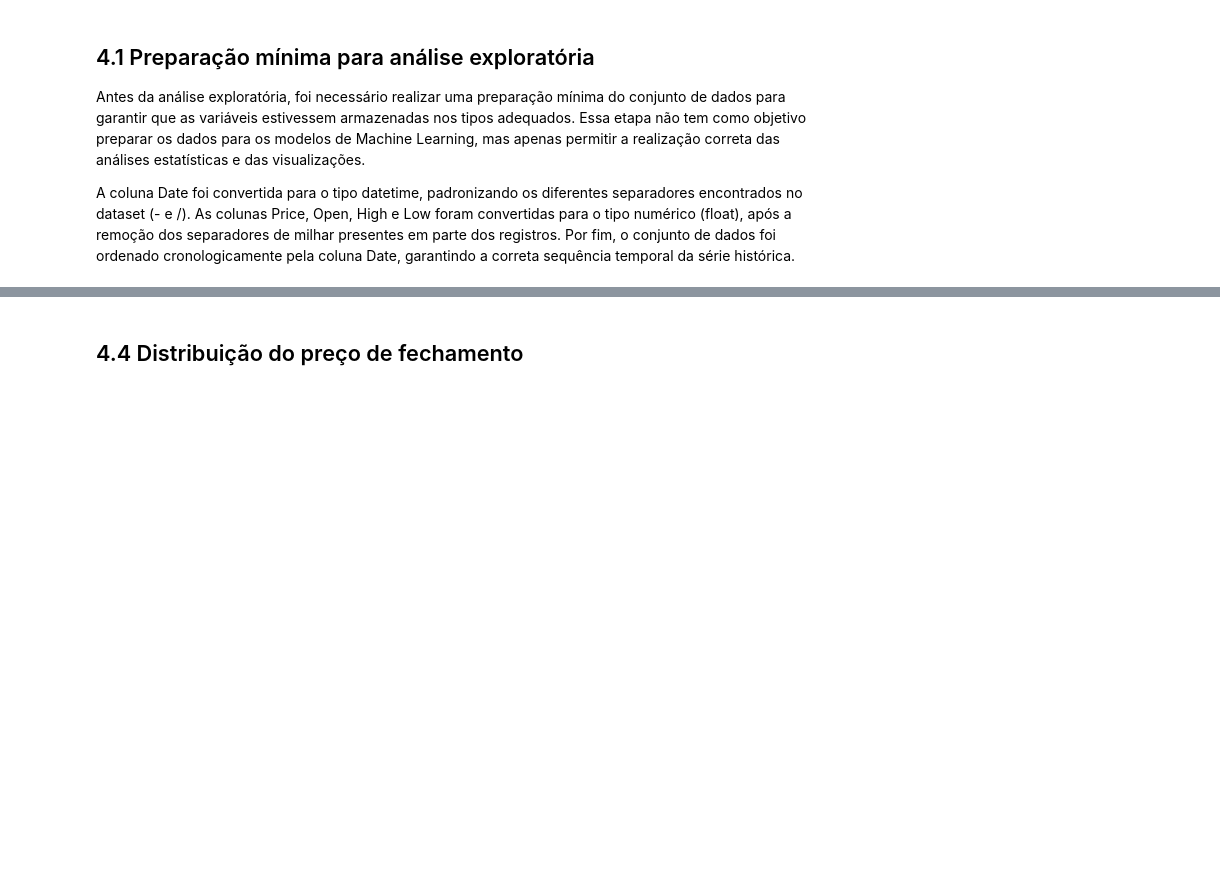
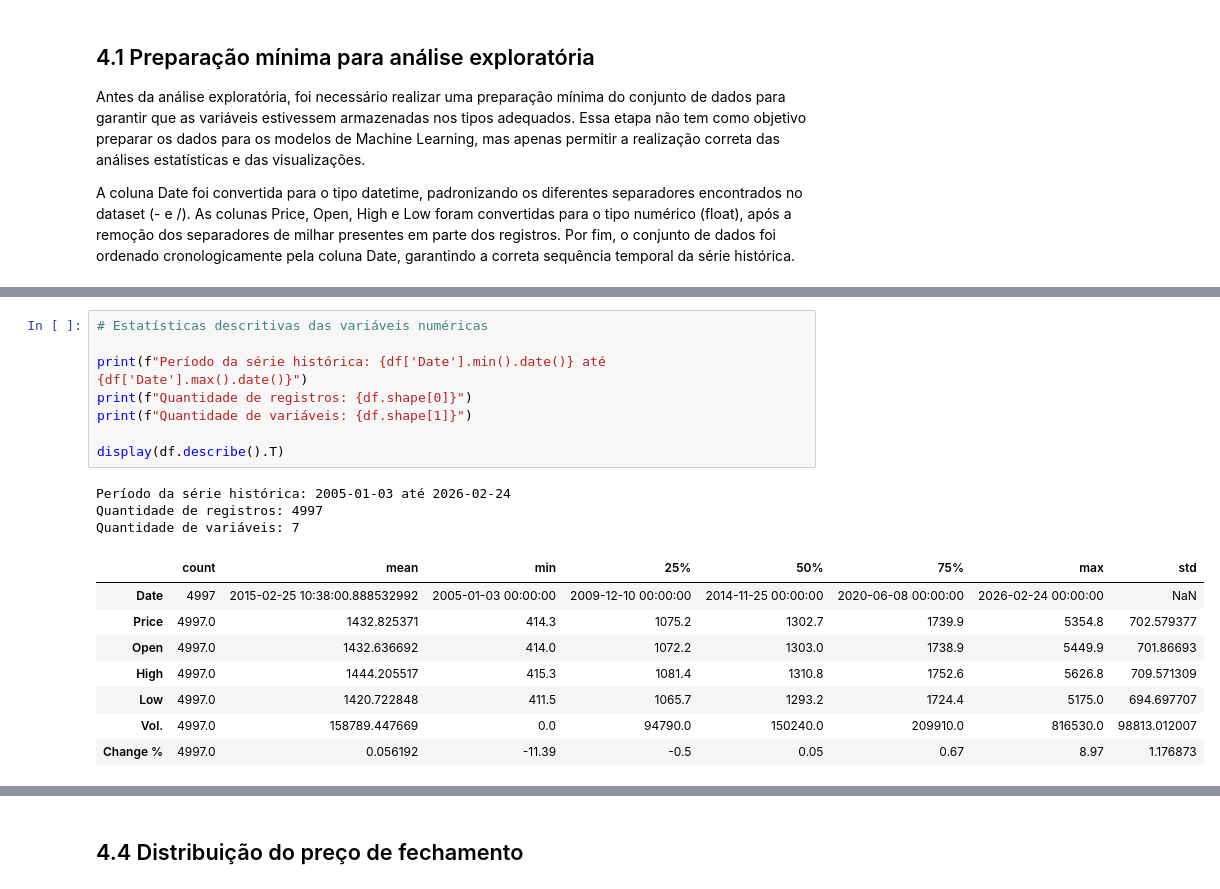
Before and after one commit to lalipedrozo/PUC_MVP_Machine_Learning, a Jupyter notebook: MVP_Machine_Learning.ipynb, the cells around one changed output, grey strips where cells are left out. Cells and saved outputs as stored; diff of their text form; blank space fills up the shorter version.

```diff
--- a/MVP_Machine_Learning.ipynb
+++ b/MVP_Machine_Learning.ipynb
@@ -378,0 +389,20 @@ AttributeError: Can only use .str accessor with string values!
+# %%
+# Estatísticas descritivas das variáveis numéricas
+
+print(f"Período da série histórica: {df['Date'].min().date()} até {df['Date'].max().date()}")
+print(f"Quantidade de registros: {df.shape[0]}")
+print(f"Quantidade de variáveis: {df.shape[1]}")
+
+display(df.describe().T)
+# %% [output]
+Período da série histórica: 2005-01-03 até 2026-02-24
+Quantidade de registros: 4997
+Quantidade de variáveis: 7
+|  | count | mean | min | 25% | 50% | 75% | max | std |
+| Date | 4997 | 2015-02-25 10:38:00.888532992 | 2005-01-03 00:00:00 | 2009-12-10 00:00:00 | 2014-11-25 00:00:00 | 2020-06-08 00:00:00 | 2026-02-24 00:00:00 | NaN |
+| Price | 4997.0 | 1432.825371 | 414.3 | 1075.2 | 1302.7 | 1739.9 | 5354.8 | 702.579377 |
+| Open | 4997.0 | 1432.636692 | 414.0 | 1072.2 | 1303.0 | 1738.9 | 5449.9 | 701.86693 |
+| High | 4997.0 | 1444.205517 | 415.3 | 1081.4 | 1310.8 | 1752.6 | 5626.8 | 709.571309 |
+| Low | 4997.0 | 1420.722848 | 411.5 | 1065.7 | 1293.2 | 1724.4 | 5175.0 | 694.697707 |
+| Vol. | 4997.0 | 158789.447669 | 0.0 | 94790.0 | 150240.0 | 209910.0 | 816530.0 | 98813.012007 |
+| Change % | 4997.0 | 0.056192 | -11.39 | -0.5 | 0.05 | 0.67 | 8.97 | 1.176873 |
```
Also changed, not shown: parts of 8 cells of this notebook.
